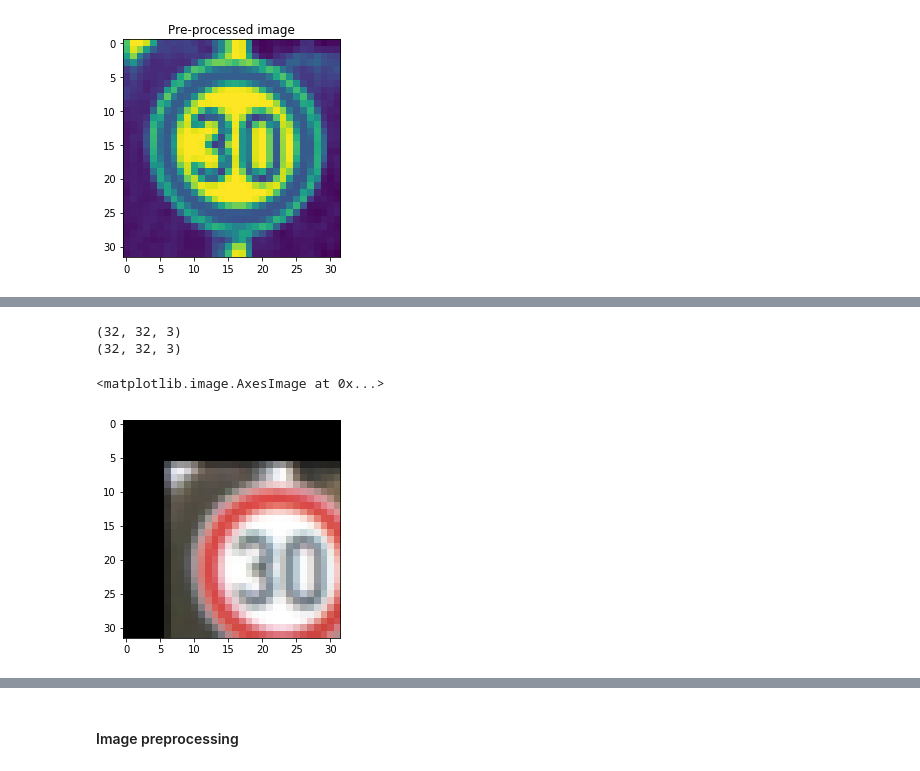
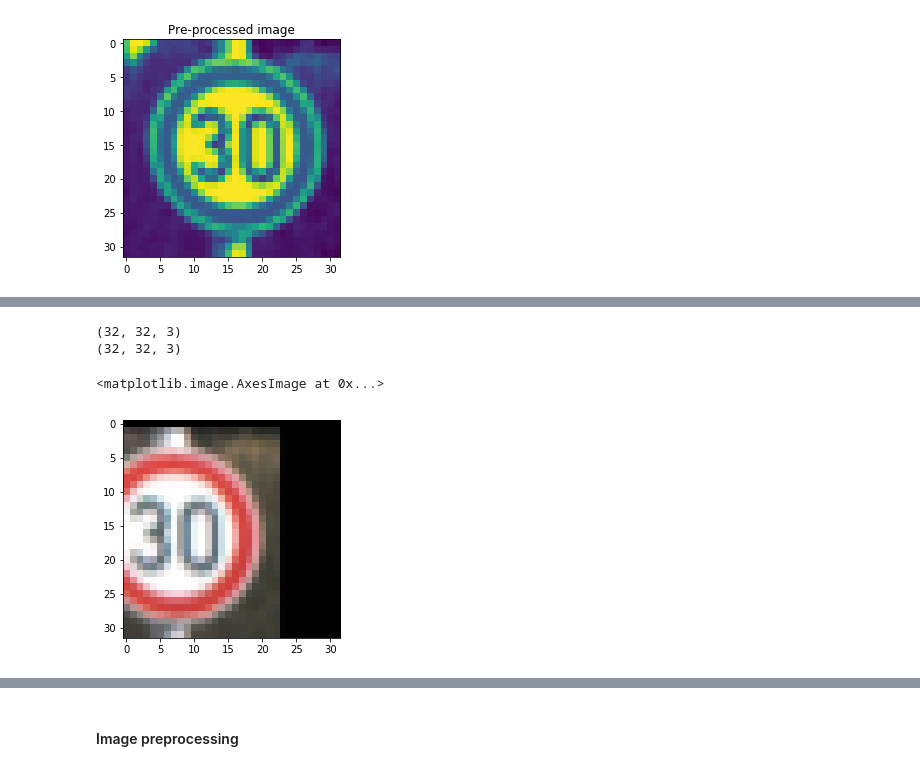
Before and after one commit to wizardkeven/Guokai-Traffic-Sign-Classifier-Project, a Jupyter notebook: Traffic_Sign_Classifier.ipynb, the cells around one changed output, grey strips where cells are left out. Cells and saved outputs as stored; diff of their text form; code cells hidden in the pictures.

Commit message:
finish images augmentation

```diff
--- a/Traffic_Sign_Classifier.ipynb
+++ b/Traffic_Sign_Classifier.ipynb
@@ -278,29 +372,29 @@ plt.imshow(res)
 # %%
 def random_translate(image=None,shift_x=0,shift_y=0, shift_factor=30):
     """Random shifting image wiht a given direction
     @shift_x: x direction (0,1)
     @shift_y: y direction (0,1)
     @shift_factor: vertical or horizontal shifting percentage
                   if both shift_x and shift_y are 0, then image
                   will be randomly shifted within @shift_factor percentage
                   of the original image"""
     #TODO complete random shifting
     trans = np.copy(image)
     dim = trans.shape
     if len(dim)<2:
         return None
     rows,cols = dim[:2]
     dim_shift = (rd.randint(-shift_factor,shift_factor)/100,rd.randint(-shift_factor,shift_factor)/100) if shift_x==0 and shift_y==0 else (shift_x,shift_y)
     rows_sh,cols_sh = np.multiply(dim_shift[:2],dim[:2])
     return cv2.warpAffine(image,np.float32([[1,0,rows_sh],[0,1,cols_sh]]),(cols,rows))
 
 print(test_np.shape)
-dst = random_translate(test_np,.2,.2)
+dst = random_translate(test_np)
 print(dst.shape)
 plt.imshow(dst)
 # %% [output]
 (32, 32, 3)
 (32, 32, 3)
 <matplotlib.image.AxesImage at 0x...>
-[figure, old version]
+[figure, new version]
 # %%
```
Also changed, not shown: parts of 15 cells of this notebook.
